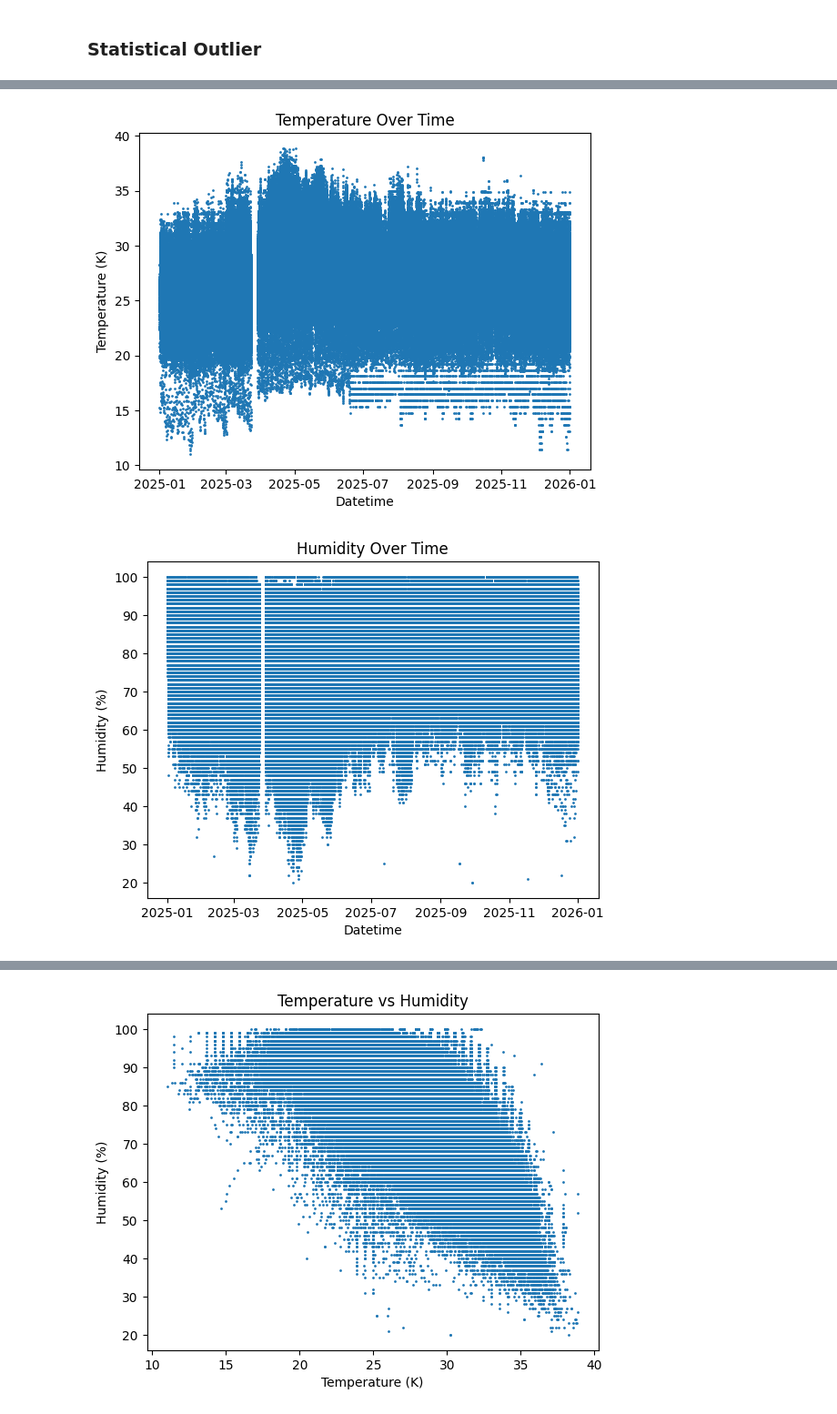
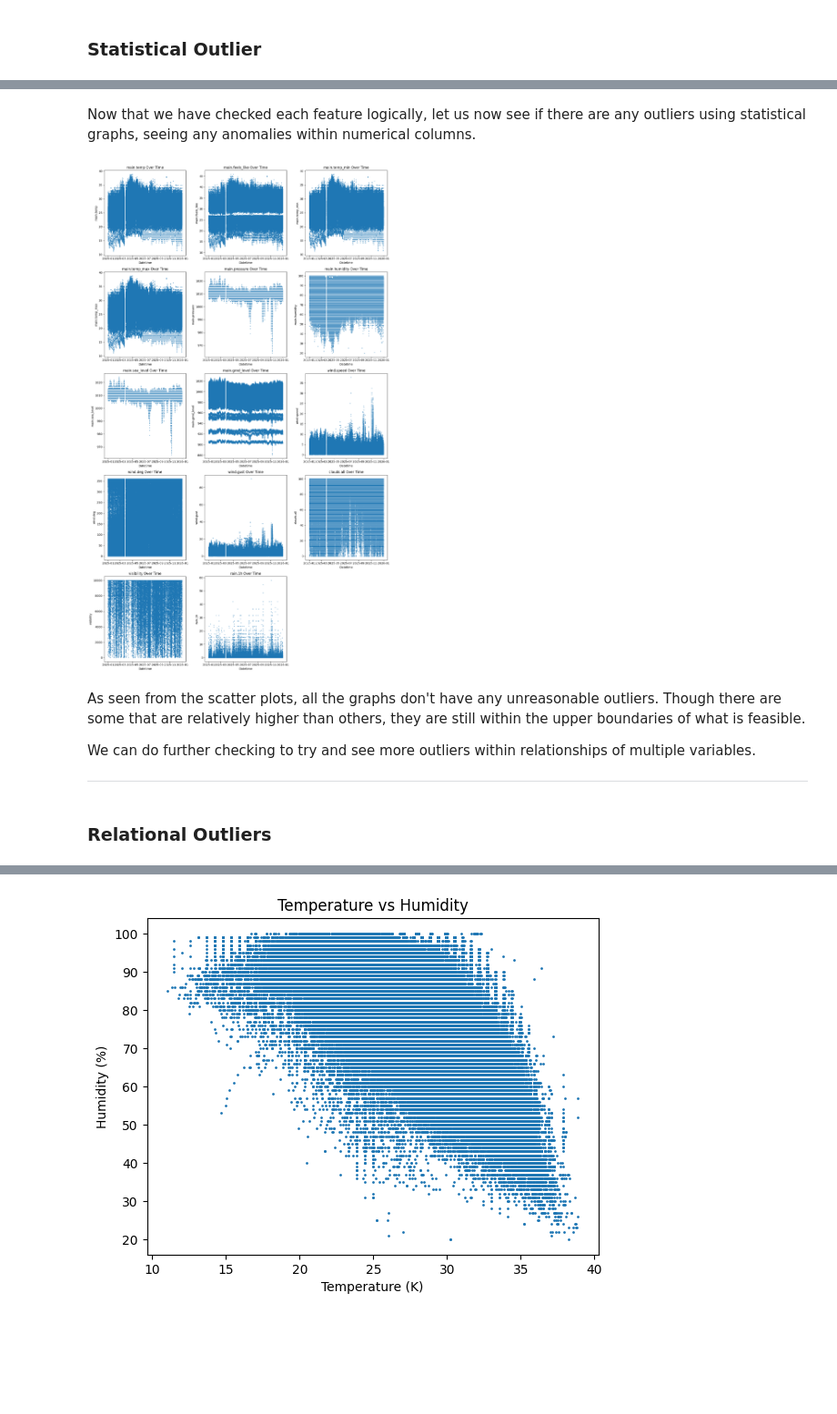
Before and after one commit to Lanzero225/Python-Notebooks, a Jupyter notebook: Philippine Weather/weather.ipynb, the cells around one changed output, grey strips where cells are left out. Shown at 91% size. Saved outputs shown, nothing was run; the diff lists cells and outputs as text; code cells hidden in the pictures; blank space fills up the shorter version.

```diff
--- a/Philippine Weather/weather.ipynb
+++ b/Philippine Weather/weather.ipynb
@@ -258,19 +314,36 @@ dtype: bool
-# %%
-import matplotlib.pyplot as plt
-
-plt.figure()
-plt.scatter(weather_dataframe['datetime'], weather_dataframe['main.temp'], s=1)
-plt.xlabel('Datetime')
-plt.ylabel('Temperature (K)')
-plt.title('Temperature Over Time')
-plt.show()
-
-plt.figure()
-plt.scatter(weather_dataframe['datetime'], weather_dataframe['main.humidity'], s=1)
-plt.xlabel('Datetime')
-plt.ylabel('Humidity (%)')
-plt.title('Humidity Over Time')
-plt.show()
-# %% [output]
-[figure, removed]
-[figure, removed]
+# %% [markdown]
+Now that we have checked each feature logically, let us now see if there are any outliers using statistical graphs, seeing any anomalies within numerical columns.
+# %%
+import matplotlib.pyplot as plt
+
+num_plots = len(weather_signal_labels)
+num_cols = 3
+num_rows = (num_plots + num_cols - 1) // num_cols
+
+fig, axes = plt.subplots(num_rows, num_cols, figsize=(15, 5 * num_rows))
+axes = axes.flatten()
+
+for i, col in enumerate(weather_signal_labels):
+    if i < num_plots:
+        axes[i].scatter(weather_dataframe['datetime'], weather_dataframe[col], s=1)
+        axes[i].set_title(f'{col} Over Time')
+        axes[i].set_xlabel('Datetime')
+        axes[i].set_ylabel(col)
+
+for j in range(num_plots, len(axes)):
+    fig.delaxes(axes[j])
+
+plt.tight_layout()
+plt.show()
+# %% [output]
+[figure, added]
+# %% [markdown]
+As seen from the scatter plots, all the graphs don't have any unreasonable outliers. Though there are some that are relatively higher than others, they are still within the upper boundaries of what is feasible.
+
+We can do further checking to try and see more outliers within relationships of multiple variables.
+
+
+
+---
+# %% [markdown]
+### Relational Outliers
```
Also changed, not shown: parts of 27 cells of this notebook.
